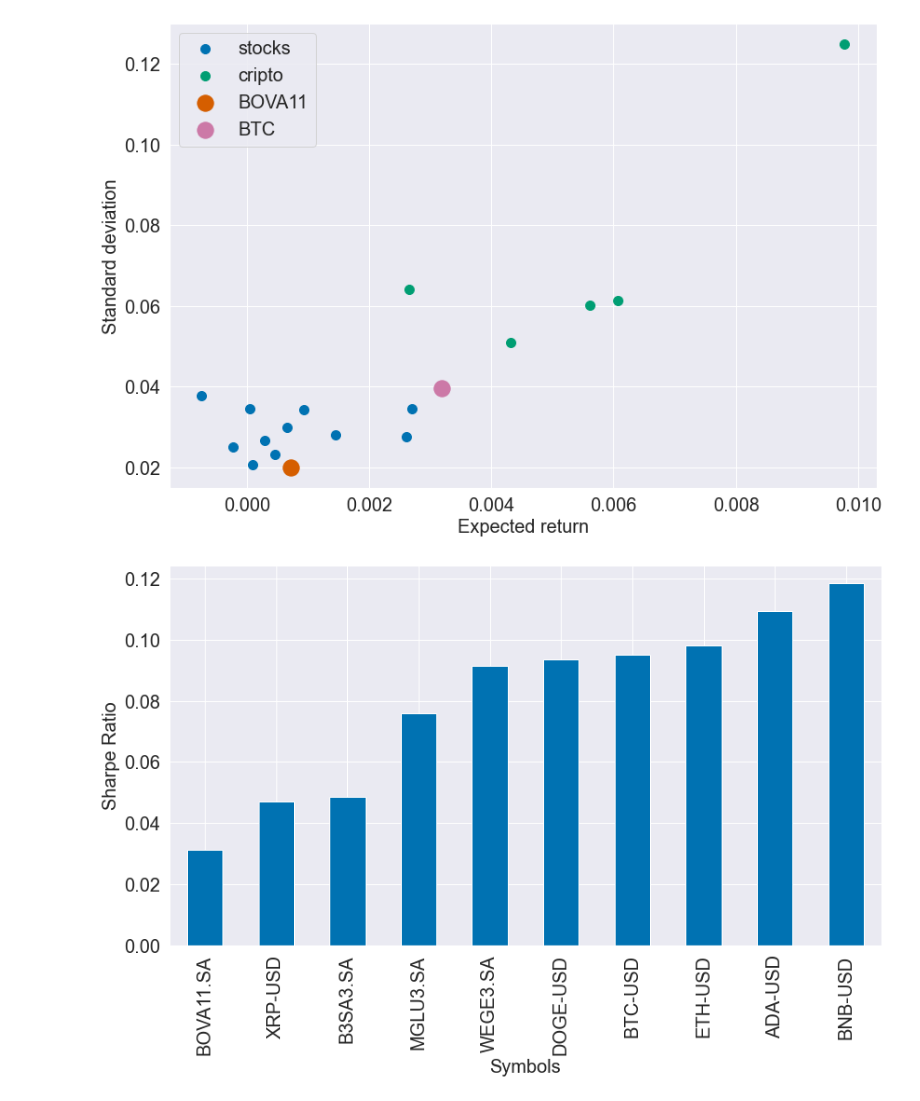
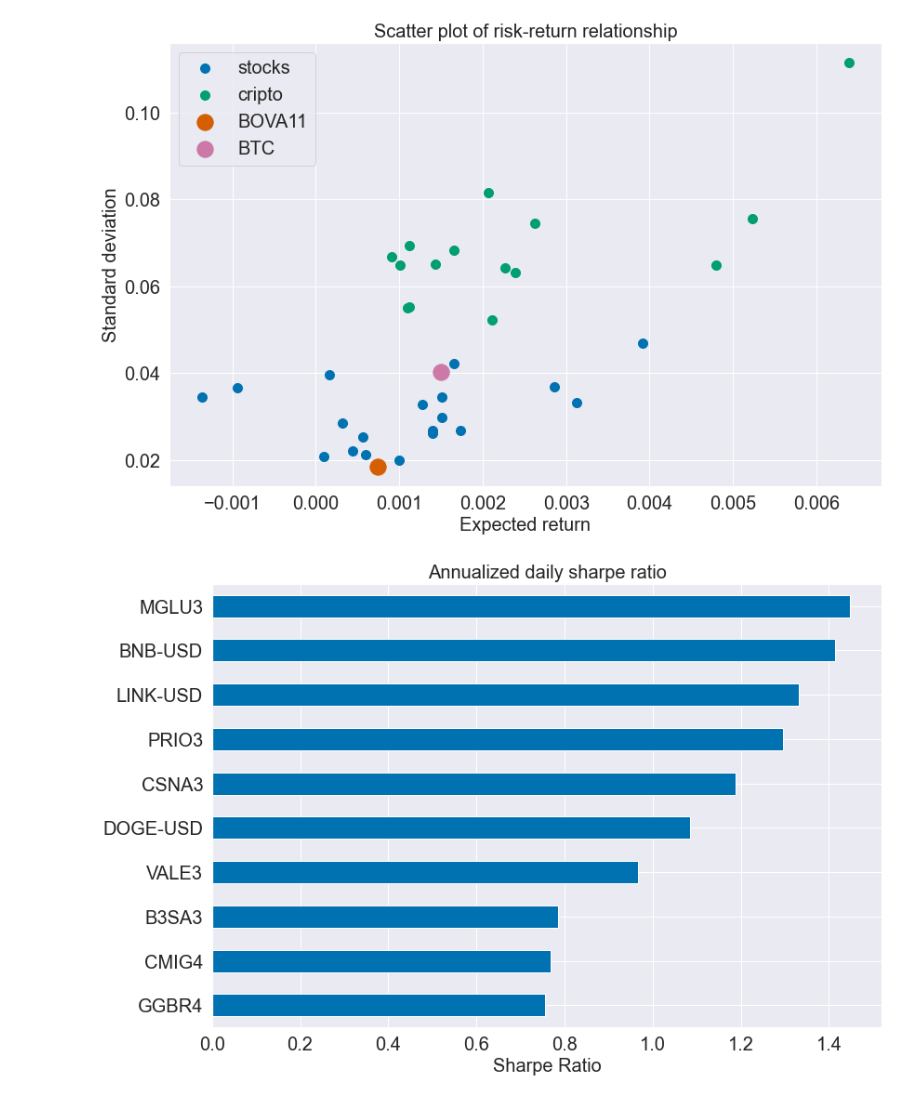
Before and after one commit to viengg/crypto-mpt, a Jupyter notebook: notebook.ipynb, the cells around one changed output. Cells and saved outputs as stored; diff of their text form; code cells hidden in the pictures.

Commit message:
novos graficos

```diff
--- a/notebook.ipynb
+++ b/notebook.ipynb
@@ -36,0 +21,4 @@ KeyboardInterrupt:
+# %%
+dados_acoes = pd.read_csv("dados/acoes_yahoo/dados_acoes.csv").set_index("Date")
+dados_acoes = dados_acoes["2018-01-01":].fillna(method="ffill")
+dados_acoes.head()
@@ -36,0 +33,4 @@ KeyboardInterrupt:
+# %%
+dados_cripto = pd.read_csv("dados/criptos_yahoo/dados_criptos.csv").set_index("Date")
+dados_cripto = dados_cripto["2018-01-01":].fillna(method="ffill")
+dados_cripto.head()
@@ -51,27 +60,31 @@ retornos_cripto = dados_cripto.dropna().pct_change()
 # %%
 plt.scatter(retornos_acoes.mean(), retornos_acoes.std(), s=100)
 plt.scatter(retornos_cripto.mean(), retornos_cripto.std(), s=100)
-plt.scatter(retornos_acoes.mean()['BOVA11.SA'], retornos_acoes.std()['BOVA11.SA'], s=300)
+plt.scatter(retornos_acoes.mean()['BOVA11'], retornos_acoes.std()['BOVA11'], s=300)
 plt.scatter(retornos_cripto.mean()['BTC-USD'], retornos_cripto.std()['BTC-USD'], s=300)
 plt.xlabel("Expected return")
 plt.ylabel("Standard deviation")
+plt.title("Scatter plot of risk-return relationship")
 plt.legend(["stocks", "cripto", "BOVA11", "BTC"])
 plt.tight_layout()
+plt.savefig("graficos/scatter_plot_2018.png")
 # %% [output]
-[figure, old version]
+[figure, new version]
 # %%
 N = 252 # 252 trading days in a year
 rf = 0.025 # 3.75% risk free rate
 # %%
 def sharpe_ratio(data, N, rf):
     returns = data.pct_change().dropna()
-    mean = returns.mean() - (math.pow(1+rf, 1/252)-1)
+    mean = returns.mean() - (math.pow(1+rf, 1/N)-1)
     sigma = returns.std()
     return mean / sigma
 # %%
 sharpes = dados.apply(sharpe_ratio, args = (N, rf, ), axis = 0)
-sharpes.sort_values()[-10:].plot.bar()
-plt.ylabel('Sharpe Ratio')
+(sharpes.sort_values()[-10:] * math.sqrt(N)).plot.barh()
+plt.xlabel('Sharpe Ratio')
+plt.title("Annualized daily sharpe ratio")
 plt.tight_layout()
+plt.savefig("graficos/sharpes_2018.png")
 # %% [output]
-[figure, old version]
+[figure, new version]
```
Also changed, not shown: parts of 9 cells of this notebook, 8 other files.
